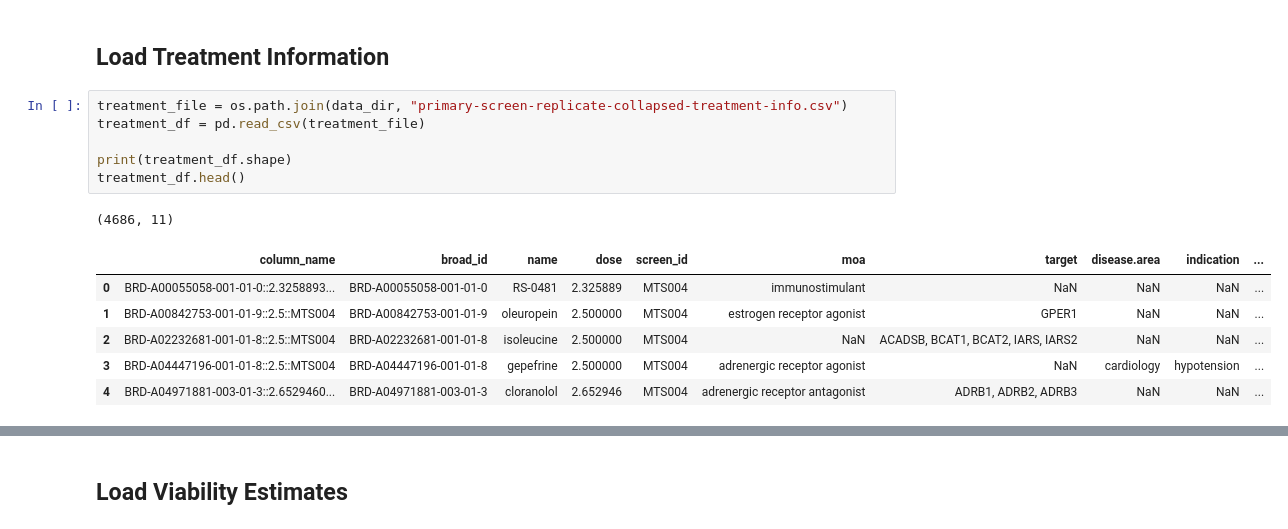
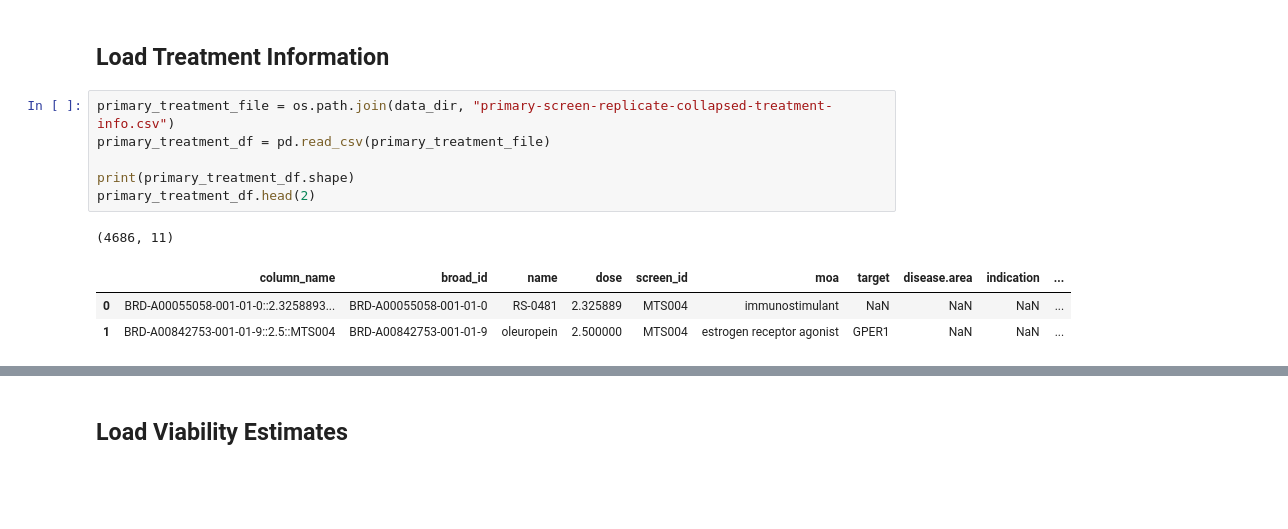
Before and after one commit to broadinstitute/cell-health, a Jupyter notebook: 5.validate-repurposing/0.process-depmap-data.ipynb, the cells around one changed output, grey strips where cells are left out. Drawn from its saved outputs; the diff is of its cells as text; blank space fills up the shorter version.

```diff
--- a/5.validate-repurposing/0.process-depmap-data.ipynb
+++ b/5.validate-repurposing/0.process-depmap-data.ipynb
@@ -72,16 +72,13 @@ depmap_id
 # %% [markdown]
 ## Load Treatment Information
 # %%
-treatment_file = os.path.join(data_dir, "primary-screen-replicate-collapsed-treatment-info.csv")
-treatment_df = pd.read_csv(treatment_file)
+primary_treatment_file = os.path.join(data_dir, "primary-screen-replicate-collapsed-treatment-info.csv")
+primary_treatment_df = pd.read_csv(primary_treatment_file)
 
-print(treatment_df.shape)
-treatment_df.head()
+print(primary_treatment_df.shape)
+primary_treatment_df.head(2)
 # %% [output]
 (4686, 11)
 |  | column_name | broad_id | name | dose | screen_id | moa | target | disease.area | indication | ... |
 | 0 | BRD-A00055058-001-01-0::2.3258893... | BRD-A00055058-001-01-0 | RS-0481 | 2.325889 | MTS004 | immunostimulant | NaN | NaN | NaN | ... |
 | 1 | BRD-A00842753-001-01-9::2.5::MTS004 | BRD-A00842753-001-01-9 | oleuropein | 2.500000 | MTS004 | estrogen receptor agonist | GPER1 | NaN | NaN | ... |
-| 2 | BRD-A02232681-001-01-8::2.5::MTS004 | BRD-A02232681-001-01-8 | isoleucine | 2.500000 | MTS004 | NaN | ACADSB, BCAT1, BCAT2, IARS, IARS2 | NaN | NaN | ... |
-| 3 | BRD-A04447196-001-01-8::2.5::MTS004 | BRD-A04447196-001-01-8 | gepefrine | 2.500000 | MTS004 | adrenergic receptor agonist | NaN | cardiology | hypotension | ... |
-| 4 | BRD-A04971881-003-01-3::2.6529460... | BRD-A04971881-003-01-3 | cloranolol | 2.652946 | MTS004 | adrenergic receptor antagonist | ADRB1, ADRB2, ADRB3 | NaN | NaN | ... |
```
Also changed, not shown: parts of 8 cells of this notebook, 8 other files.
